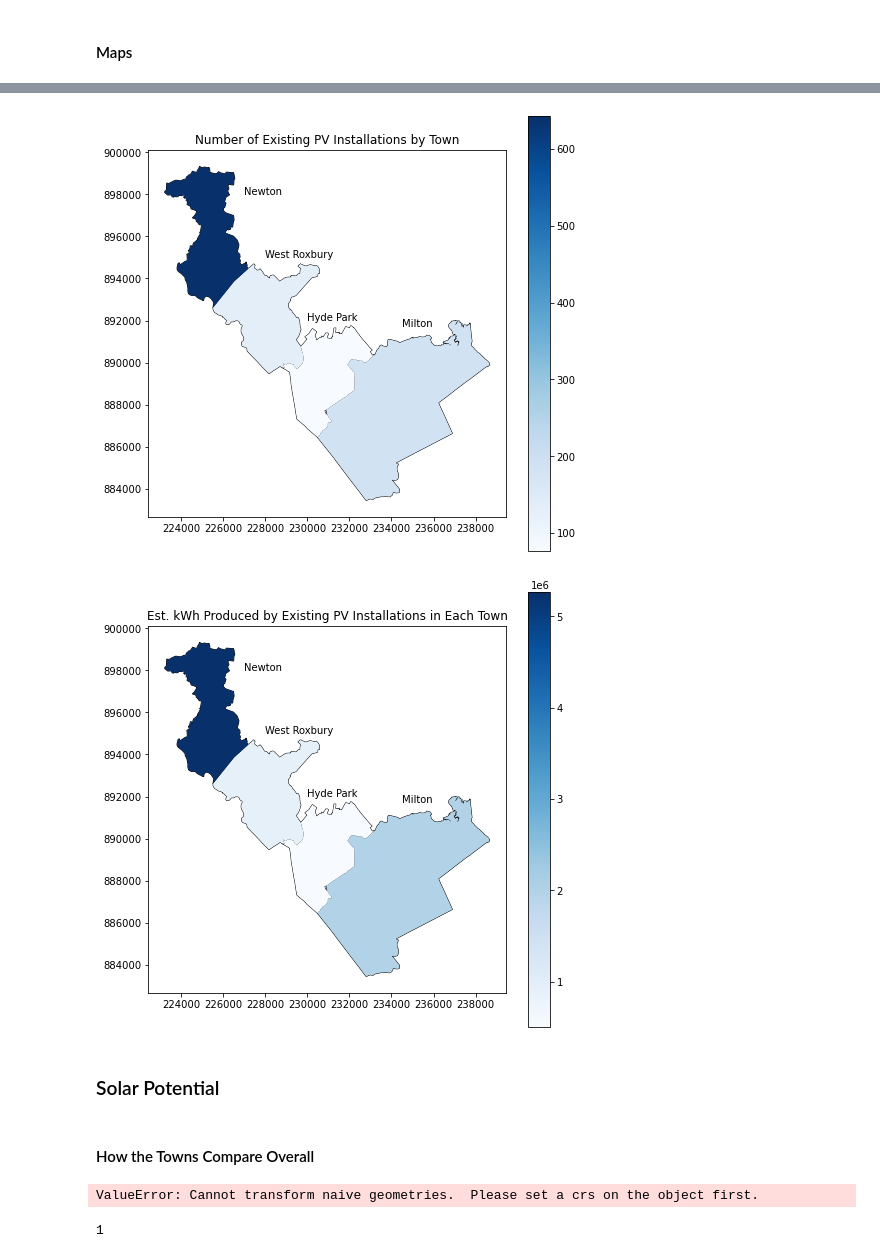
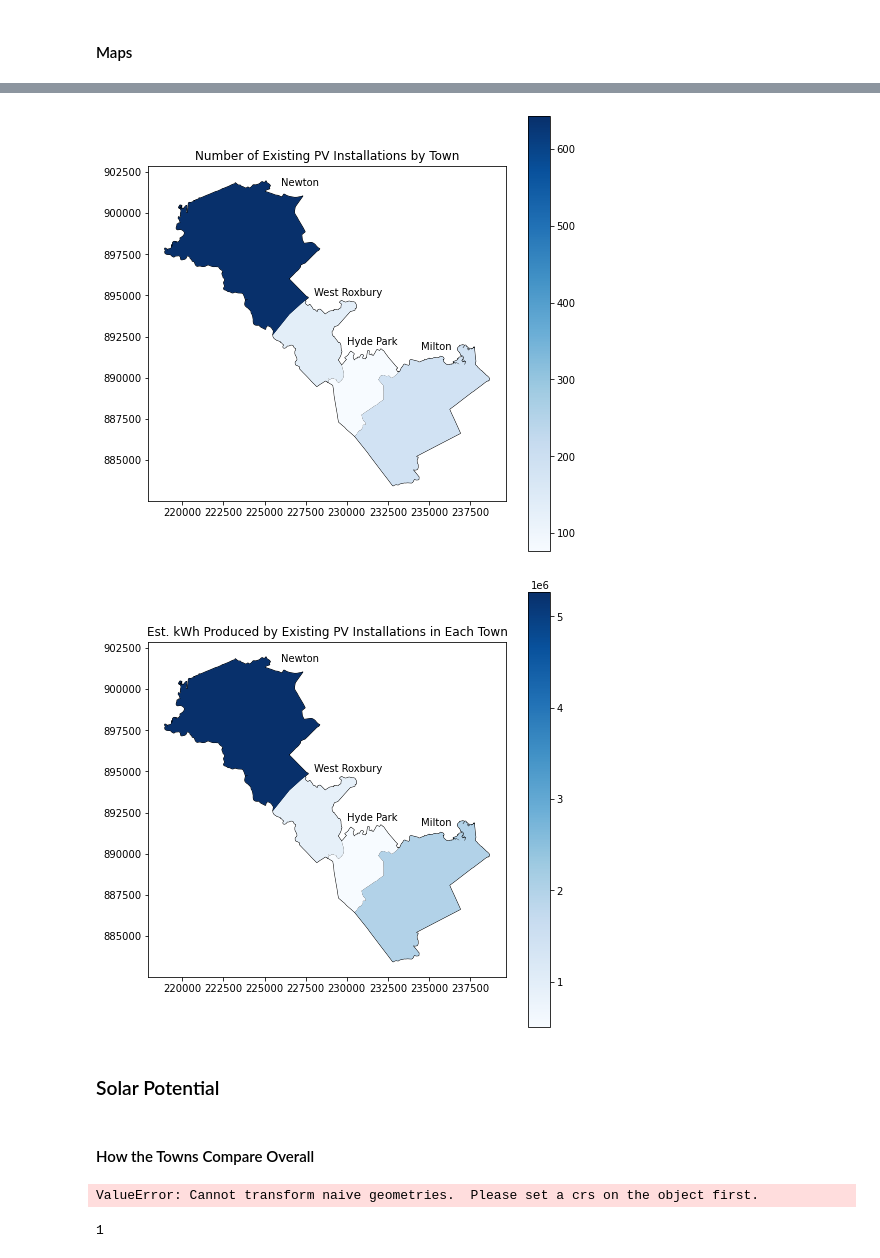
Before and after one commit to ghostpress/ma-solar, a Jupyter notebook: code/initViz.ipynb, the cells around one changed output, grey strips where cells are left out. Drawn from its saved outputs; the diff is of its cells as text; code cells hidden in the pictures.

Commit message:
Fixed Newton map

```diff
--- a/code/initViz.ipynb
+++ b/code/initViz.ipynb
@@ -117,9 +99,0 @@ polyHP     = polyHP['geometry']
-# %%
-def polyUnion(polyList):
-
-    res = polyList.loc[0]
-
-    for i in range(1, len(polyList)):
-        res.union(polyList.loc[i])
-
-    return res
@@ -225,0 +117,9 @@ isolMA
+# %%
+def polyUnion(polyList):
+
+    res = polyList.loc[0]
+
+    for i in range(1, len(polyList)):
+        res = res.union(polyList.loc[i])
+
+    return res
@@ -455,22 +455,22 @@ townsPV
 # %%
 fig2, ax2 = plt.subplots()
 fig2.set_size_inches(8, 8)
 
 townsPV.plot(ax=ax2, color='None', edgecolor='black')
 townsPV.plot('N', ax=ax2, cmap='Blues', legend=True)
 
 # Town labels
-ax2.text(227000, 898000, 'Newton')
+ax2.text(226000, 901650, 'Newton')
 ax2.text(228000, 895000, 'West Roxbury')
 ax2.text(230000, 892000, 'Hyde Park')
 ax2.text(234500, 891700, 'Milton')
 
 ax2.set_title('Number of Existing PV Installations by Town')
 
 # Save image
 plt.savefig(outputDir('viz/existPVNumMap.png'), dpi=150, format='png')
 # %% [output]
-[figure, old version]
+[figure, new version]
 # %%
 fig3, ax3 = plt.subplots()
 fig3.set_size_inches(8, 8)
@@ -479,7 +479,7 @@ townsPV.plot(ax=ax3, color='None', edgecolor='black')
 townsPV.plot('sumkWhProd', ax=ax3, cmap='Blues', legend=True)
 
 # Town labels
-ax3.text(227000, 898000, 'Newton')
+ax3.text(226000, 901650, 'Newton')
 ax3.text(228000, 895000, 'West Roxbury')
 ax3.text(230000, 892000, 'Hyde Park')
 ax3.text(234500, 891700, 'Milton')
@@ -489,16 +489,16 @@ ax3.set_title('Est. kWh Produced by Existing PV Installations in Each Town')
 # Save image
 plt.savefig(outputDir('viz/existPVkWhMap.png'), dpi=150, format='png')
 # %% [output]
-[figure, old version]
+[figure, new version]
 # %% [markdown]
 ### Solar Potential
-# %% [markdown]
-#### How the Towns Compare Overall
-# %%
-solarshp = isolMA.to_crs('EPSG:4326')           # solar data is in EPSG:4326
-solarshp.to_file(dataDir('MAshape/solar.shp'))  # saving this to use in QGIS
-# %% [output]
-ValueError: Cannot transform naive geometries.  Please set a crs on the object first.
+# %% [markdown]
+#### How the Towns Compare Overall
+# %%
+solarshp = isolMA.to_crs('EPSG:4326')           # solar data is in EPSG:4326
+solarshp.to_file(dataDir('MAshape/solar.shp'))  # saving this to use in QGIS
+# %% [output]
+ValueError: Cannot transform naive geometries.  Please set a crs on the object first.
 # %%
 from_filepath = dataDir('irradiation/USA_GISdata_GlobalSolarAtlas/western-hemisphere/GHI.tif')
 to_filepath   = dataDir('irradiation/USA_GISdata_GlobalSolarAtlas/western-hemisphere/reprojSolar.tif')
```
Also changed, not shown: parts of 38 cells of this notebook, 3 other files.
